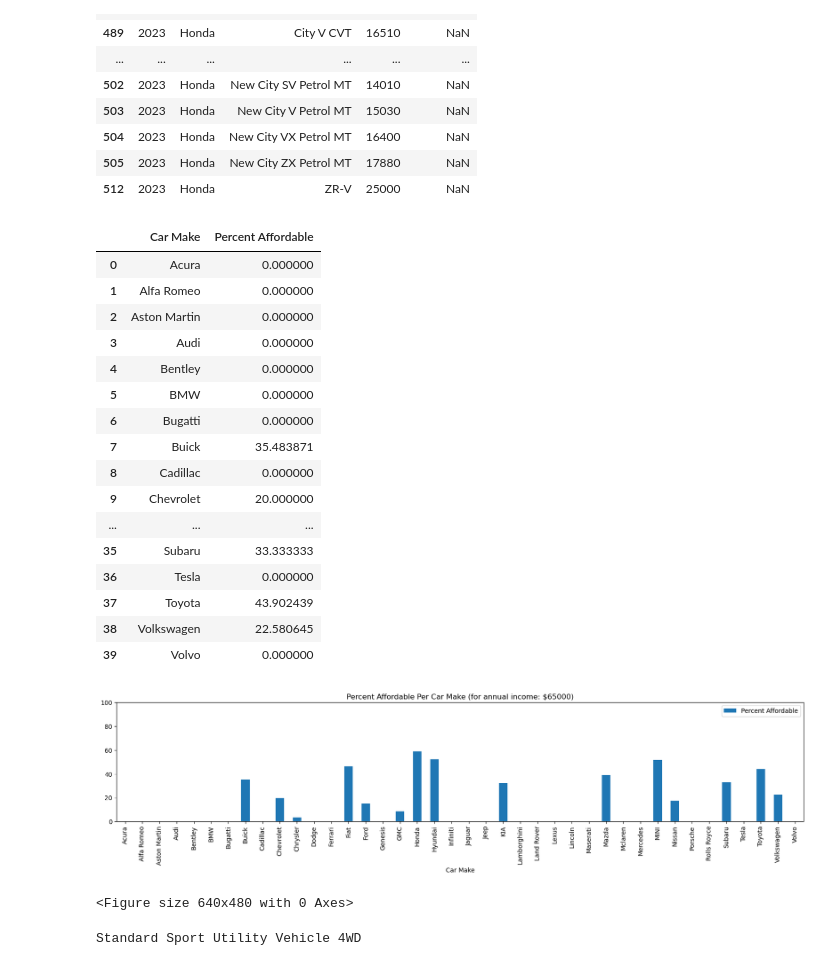
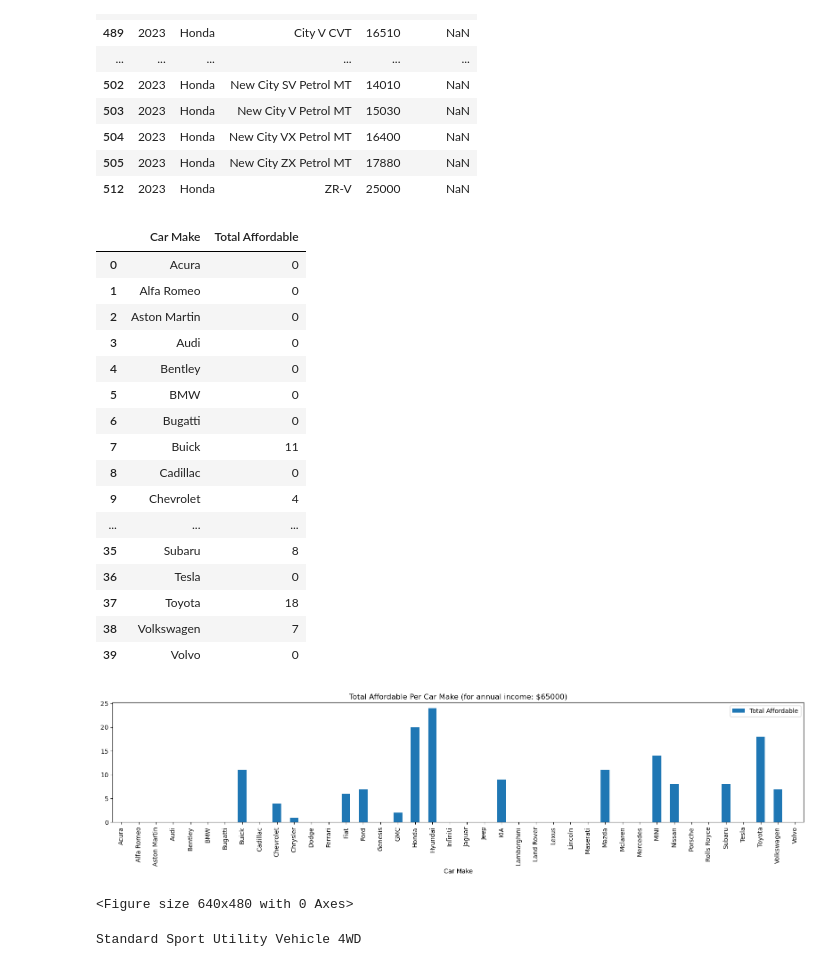
Before and after one commit to raniljoshua/Data-Analysis-Bootcamp_Project-1, a Jupyter notebook: car_payment.ipynb, the cells around one changed output. Saved outputs shown, nothing was run; the diff lists cells and outputs as text; code cells hidden in the pictures.

```diff
--- a/car_payment.ipynb
+++ b/car_payment.ipynb
@@ -124,21 +124,23 @@ Acura
 | 505 | 2023 | Honda | New City ZX Petrol MT | 17880 | NaN |
 | 512 | 2023 | Honda | ZR-V | 25000 | NaN |
 # %%
-# Function to calculate and create Dataframe of percentage affordable of all cars
-def percent_afford_per_make(car_prices_df,interest_rate,loan_term,monthly_payment_budget,car_makes):
-    cars_percent_affordable = []
+# Function to calculate and create Dataframe of total affordable per car make
+def total_afford_per_make(car_prices_df,interest_rate,loan_term,monthly_payment_budget,car_makes):
+    total_affordable = []
 
     for car in car_makes:
         car_df = car_prices_df.loc[car_prices_df["make"]==car]
         car_models = car_df.loc[monthly_pay(car_df["price"],interest_rate,loan_term) < monthly_payment_budget]
-        percent_affordable = 100*(car_models.count()["model"])/(car_df.count()["model"])
-        cars_percent_affordable.append(percent_affordable)
+        # percent_affordable = 100*(car_models.count()["model"])/(car_df.count()["model"])
+        # percent_affordable = 100*(car_models.count()["model"])/(car_prices_df.count()["model"])
+        # cars_percent_affordable.append(percent_affordable)
+        total_affordable.append(car_models.count()["model"])
 
     # print(cars_percent_affordable)
 
     affordable_cars = {
         "Car Make":car_makes,
-        "Percent Affordable":cars_percent_affordable
+        "Total Affordable":total_affordable
     }
 
     affordable_cars_df = pd.DataFrame(affordable_cars)
@@ -160,41 +162,42 @@ monthly_payment_budget = monthly_income*0.1
 
 # print(car_makes)
 
-percent_afford_df = percent_afford_per_make(car_prices_df,interest_rate,loan_term,monthly_payment_budget,car_makes)
-percent_afford_df
+total_afford_df = total_afford_per_make(car_prices_df,interest_rate,loan_term,monthly_payment_budget,car_makes)
+total_afford_df
 # %% [output]
-|  | Car Make | Percent Affordable |
-| 0 | Acura | 0.000000 |
-| 1 | Alfa Romeo | 0.000000 |
-| 2 | Aston Martin | 0.000000 |
-| 3 | Audi | 0.000000 |
-| 4 | Bentley | 0.000000 |
-| 5 | BMW | 0.000000 |
-| 6 | Bugatti | 0.000000 |
-| 7 | Buick | 35.483871 |
-| 8 | Cadillac | 0.000000 |
-| 9 | Chevrolet | 20.000000 |
+|  | Car Make | Total Affordable |
+| 0 | Acura | 0 |
+| 1 | Alfa Romeo | 0 |
+| 2 | Aston Martin | 0 |
+| 3 | Audi | 0 |
+| 4 | Bentley | 0 |
+| 5 | BMW | 0 |
+| 6 | Bugatti | 0 |
+| 7 | Buick | 11 |
+| 8 | Cadillac | 0 |
+| 9 | Chevrolet | 4 |
 | ... | ... | ... |
-| 35 | Subaru | 33.333333 |
-| 36 | Tesla | 0.000000 |
-| 37 | Toyota | 43.902439 |
-| 38 | Volkswagen | 22.580645 |
-| 39 | Volvo | 0.000000 |
+| 35 | Subaru | 8 |
+| 36 | Tesla | 0 |
+| 37 | Toyota | 18 |
+| 38 | Volkswagen | 7 |
+| 39 | Volvo | 0 |
 # %%
 
-percent_afford_df = percent_afford_df.set_index("Car Make")
-percent_afford_df.head()
+total_afford_df = total_afford_df.set_index("Car Make")
+total_afford_df.head()
 
 # Use DataFrame.plot() in order to create a bar chart of the data
-percent_afford_df.plot(kind="bar", figsize=(20,3.5),ylim=(0,100))
+# count_afford_df.plot(kind="bar", figsize=(20,3.5),ylim=(0,100))
+total_afford_df.plot(kind="bar", figsize=(20,3.5))
 
 # Set a title for the chart
-plt.title(f"Percent Affordable Per Car Make (for annual income: ${annual_income})")
+plt.title(f"Total Affordable Per Car Make (for annual income: ${annual_income})")
 
 plt.show()
 plt.tight_layout()
 # %% [output]
-[figure, old version]
+[figure, new version]
 <Figure size 640x480 with 0 Axes>
 # %%
 # Function to create Dataframe of affordable models for specific vehicle class
```
Also changed, not shown: parts of 17 cells of this notebook, 4 other files.
